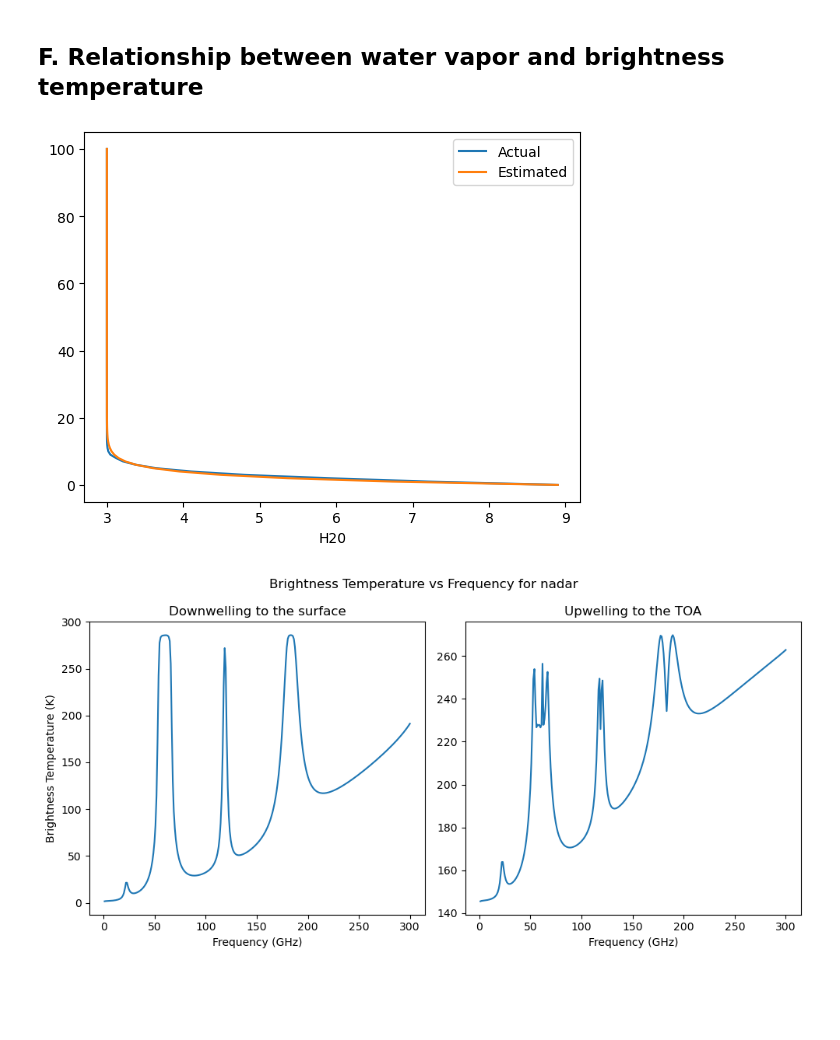
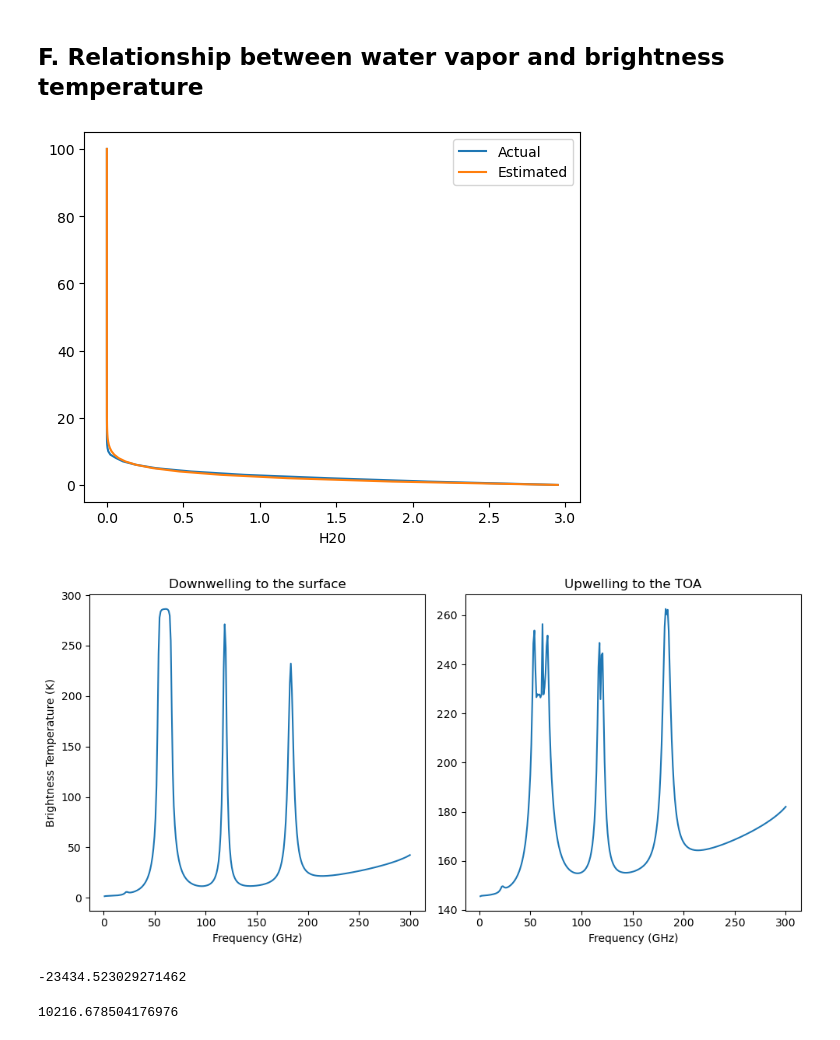
Before and after one commit to aspenjkmorgan/RadiativeTransfer, a Jupyter notebook: my_code.ipynb, the cells around one changed output. Saved outputs shown, nothing was run; the diff lists cells and outputs as text; code cells hidden in the pictures; blank space fills up the shorter version.

```diff
--- a/my_code.ipynb
+++ b/my_code.ipynb
@@ -27,7 +27,7 @@ temp5 = ints[4] + ms[4]*data['Hgt.'][30:32]
 temp6 = ints[5] + ms[5]*data['Hgt.'][31:33]
 
 # plot variables by height
-fig, ax = plt.subplots(3, 1, figsize=(10, 10), dpi=100)
+fig, ax = plt.subplots(1, 3, figsize=(14, 6), dpi=300) # figsize=(10, 10)
 ax[0].plot(data['T'], data['Hgt.'])
 ax[0].scatter(data['T'], data['Hgt.'])
 ax[0].plot(temp1, data['Hgt.'][0:13], label='Estimated')
@@ -38,13 +38,13 @@ ax[0].plot(temp5, data['Hgt.'][30:32], label='Estimated')
 ax[0].plot(temp6, data['Hgt.'][31:33], label='Estimated')
 ax[0].legend()
 ax[0].set_ylabel('Height (km)')
-ax[0].set_xlabel('Temperature')
+ax[0].set_xlabel('Temperature (K)')
 ax[1].plot(data['Pressure'], data['Hgt.'], label='Actual')
 ax[1].plot(pres, data['Hgt.'], label='Estimated')
 ax[1].legend()
-ax[1].set_xlabel('Pressure')
+ax[1].set_xlabel('Pressure (mb)')
 ax[2].plot(data['H20'], data['Hgt.'], label='Actual')
 ax[2].plot(water, data['Hgt.'], label='Estimated')
 ax[2].legend()
-ax[2].set_xlabel('H20');
+ax[2].set_xlabel('H2O (mb)');
 # %% [output]
@@ -93,18 +93,18 @@ for i, f in enumerate(freqs):
 
     # get k (clw = content of liquid water)
     z0 = 0
-    z1 = 10
+    z1 = 1
     dz = z1 - z0
     k_exts[i] = absorb.absorb_all(freqy=f, temp=get_given_temperature(z1/2), pres=get_given_pressure(z1/2),
                               vapor_pres=get_given_water(z1/2), clw=0)
-    transmittance[i] = np.exp(-k_exts[i]*dz)
+    transmittance[i] = k_exts[i]
 
 
 fig, ax = plt.subplots(dpi=100)
 ax.plot(freqs, transmittance)
 ax.set_xlim(0, 300)
-ax.set_ylim(0, 1)
+# ax.set_ylim(0, 1)
 ax.set_xlabel('Frequency (GHz)')
-ax.set_ylabel('Vertical Transmittance to Space');
+ax.set_ylabel('Absorption coefficient');
 # ax.set_title('Figure 1: Transmission from surface over microwave spectrum');
 # %% [output]
@@ -360,8 +359,8 @@ Tb_sfc3[182], Tb_toa3[182]
 # %%
 # add 3 to every value of water vapor
 data2 = pd.read_csv('standard_atmos.csv')
-data2['H20'] = data2['H20'] + 3
-water = 5.9*np.exp((1/6)*np.log(0.38/5.9)*(data2['Hgt.']))+3
+data2['H20'] = 0.5*data2['H20']
+water = 0.5*5.9*np.exp((1/6)*np.log(0.38/5.9)*(data2['Hgt.']))
 
 fig, ax = plt.subplots(dpi=100)
 ax.plot(data2['H20'], data2['Hgt.'], label='Actual')
@@ -369,6 +368,6 @@ ax.plot(water, data2['Hgt.'], label='Estimated')
 ax.legend()
 ax.set_xlabel('H20');
 # %% [output]
-[figure, old version]
+[figure, new version]
 # %%
 def get_given_water(z):
@@ -376,16 +378,22 @@ def get_given_water(z):
 # %%
-nadar5 = RadiativeTransfer(num_layers=1000, emis_sfc=0.5, view_angle=0)
-Tb_sfc5, Tb_toa5 = nadar5.run_sim()
-
 fig, ax = plt.subplots(1, 2, figsize=(10, 5), dpi=100)
-ax[0].plot(nadar.Fs/1e9, Tb_sfc2)
+ax[0].plot(nadar.Fs/1e9, Tb_sfc5)
 ax[0].set_xlabel('Frequency (GHz)')
 ax[0].set_ylabel('Brightness Temperature (K)')
 ax[0].set_title('Downwelling to the surface')
-ax[1].plot(nadar.Fs/1e9, Tb_toa2)
+ax[1].plot(nadar.Fs/1e9, Tb_toa5)
 ax[1].set_xlabel('Frequency (GHz)')
 ax[1].set_title('Upwelling to the TOA')
-fig.suptitle('Brightness Temperature vs Frequency for nadar')
+# fig.suptitle('Brightness Temperature vs Frequency for nadar')
 plt.tight_layout();
+fig.savefig('fig6.png')
 # %% [output]
-[figure, old version]
+[figure, new version]
+# %%
+np.sum(Tb_sfc5) - np.sum(Tb_sfc2)
+# %% [output]
+-23434.523029271462
+# %%
+np.sum(Tb_toa5) - np.sum(Tb_toa2)
+# %% [output]
+10216.678504176976
```
Also changed, not shown: parts of 13 cells of this notebook, 1 other file.
